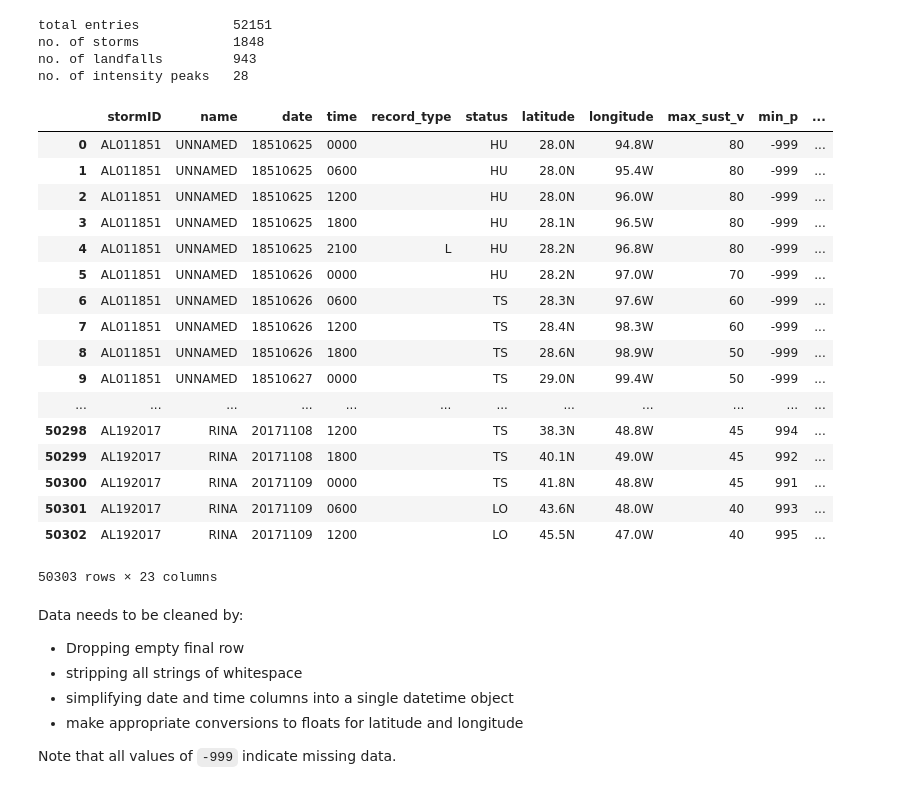
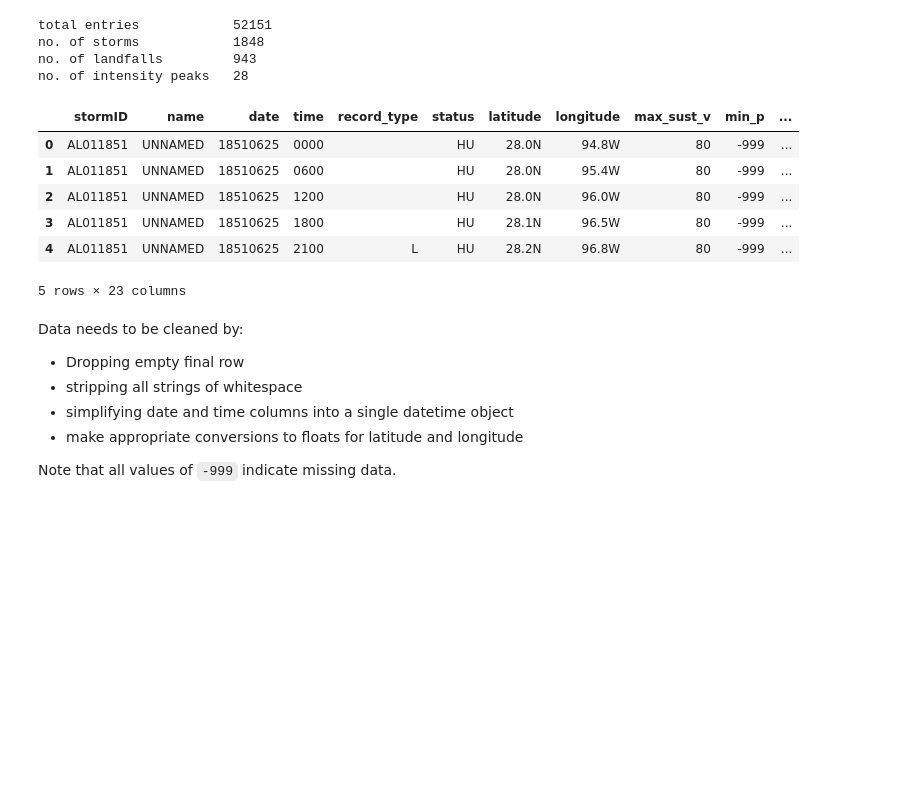
Before and after one commit to adamsxs/metis_project_02, a Jupyter notebook: weather_regression/NOAA_Hurdat_2.ipynb, the cells around one changed output. Saved outputs shown, nothing was run; the diff lists cells and outputs as text; code cells hidden in the pictures; blank space fills up the shorter version.

```diff
--- a/weather_regression/NOAA_Hurdat_2.ipynb
+++ b/weather_regression/NOAA_Hurdat_2.ipynb
@@ -49,7 +34,8 @@ To counter this, I read in the file line by line and make adjustments every time
 # %%
 # Basic initial exploration of row structure
 file_name = 'hurdat2-1851-2017-050118.txt'
-with open(file_name) as file:
+path = './'
+with open(path+file_name) as file:
     reader = csv.reader(file)
 
     total = 0
@@ -78,7 +64,8 @@ no. of landfalls         943
 no. of intensity peaks   28
 # %%
 file_name = 'hurdat2-1851-2017-050118.txt'
-with open(file_name) as file:
+path = './'
+with open(path+file_name) as file:
 
     reader = csv.reader(file)
 
@@ -93,46 +80,35 @@ with open(file_name) as file:
 
     # Adjust column names to accomodate for parsed in data and reformatting
     data_cols_new = ['stormID','name'] + data_cols + ['empty']
 
     # METHODOLOGY:
     # Recognize when a new header row occurs and adjust labels
     # Assign time-series to data after header row to a stormID and name
 
     stormID, name = '', ''
     storms = []
 
     for row in reader:
 
         # Determine if header row & re-assign ID & name
         if len(row) == 4:
             stormID = row[0].strip()
             name = row[1].strip()
 
         else:
             storms.append([stormID,name] + row)
 
     all_storms = pd.DataFrame(storms, columns = data_cols_new)
 
-all_storms
+all_storms.head()
 # %% [output]
 |  | stormID | name | date | time | record_type | status | latitude | longitude | max_sust_v | min_p | ... |
 | 0 | AL011851 | UNNAMED | 18510625 | 0000 |  | HU | 28.0N | 94.8W | 80 | -999 | ... |
 | 1 | AL011851 | UNNAMED | 18510625 | 0600 |  | HU | 28.0N | 95.4W | 80 | -999 | ... |
 | 2 | AL011851 | UNNAMED | 18510625 | 1200 |  | HU | 28.0N | 96.0W | 80 | -999 | ... |
 | 3 | AL011851 | UNNAMED | 18510625 | 1800 |  | HU | 28.1N | 96.5W | 80 | -999 | ... |
 | 4 | AL011851 | UNNAMED | 18510625 | 2100 | L | HU | 28.2N | 96.8W | 80 | -999 | ... |
-| 5 | AL011851 | UNNAMED | 18510626 | 0000 |  | HU | 28.2N | 97.0W | 70 | -999 | ... |
-| 6 | AL011851 | UNNAMED | 18510626 | 0600 |  | TS | 28.3N | 97.6W | 60 | -999 | ... |
-| 7 | AL011851 | UNNAMED | 18510626 | 1200 |  | TS | 28.4N | 98.3W | 60 | -999 | ... |
-| 8 | AL011851 | UNNAMED | 18510626 | 1800 |  | TS | 28.6N | 98.9W | 50 | -999 | ... |
-| 9 | AL011851 | UNNAMED | 18510627 | 0000 |  | TS | 29.0N | 99.4W | 50 | -999 | ... |
-| ... | ... | ... | ... | ... | ... | ... | ... | ... | ... | ... | ... |
-| 50298 | AL192017 | RINA | 20171108 | 1200 |  | TS | 38.3N | 48.8W | 45 | 994 | ... |
-| 50299 | AL192017 | RINA | 20171108 | 1800 |  | TS | 40.1N | 49.0W | 45 | 992 | ... |
-| 50300 | AL192017 | RINA | 20171109 | 0000 |  | TS | 41.8N | 48.8W | 45 | 991 | ... |
-| 50301 | AL192017 | RINA | 20171109 | 0600 |  | LO | 43.6N | 48.0W | 40 | 993 | ... |
-| 50302 | AL192017 | RINA | 20171109 | 1200 |  | LO | 45.5N | 47.0W | 40 | 995 | ... |
-50303 rows × 23 columns
+5 rows × 23 columns
 # %% [markdown]
 Data needs to be cleaned by:
 * Dropping empty final row
```
Also changed, not shown: parts of 15 cells of this notebook.
